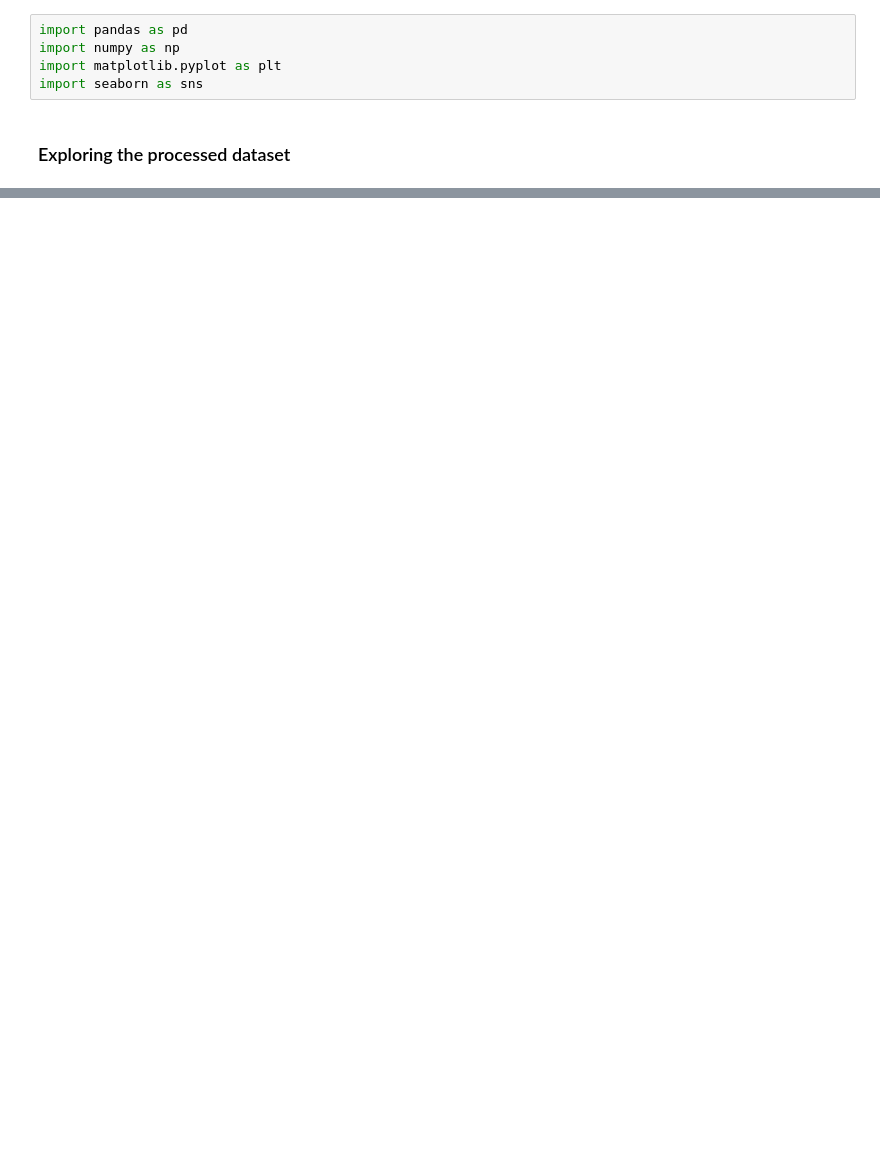
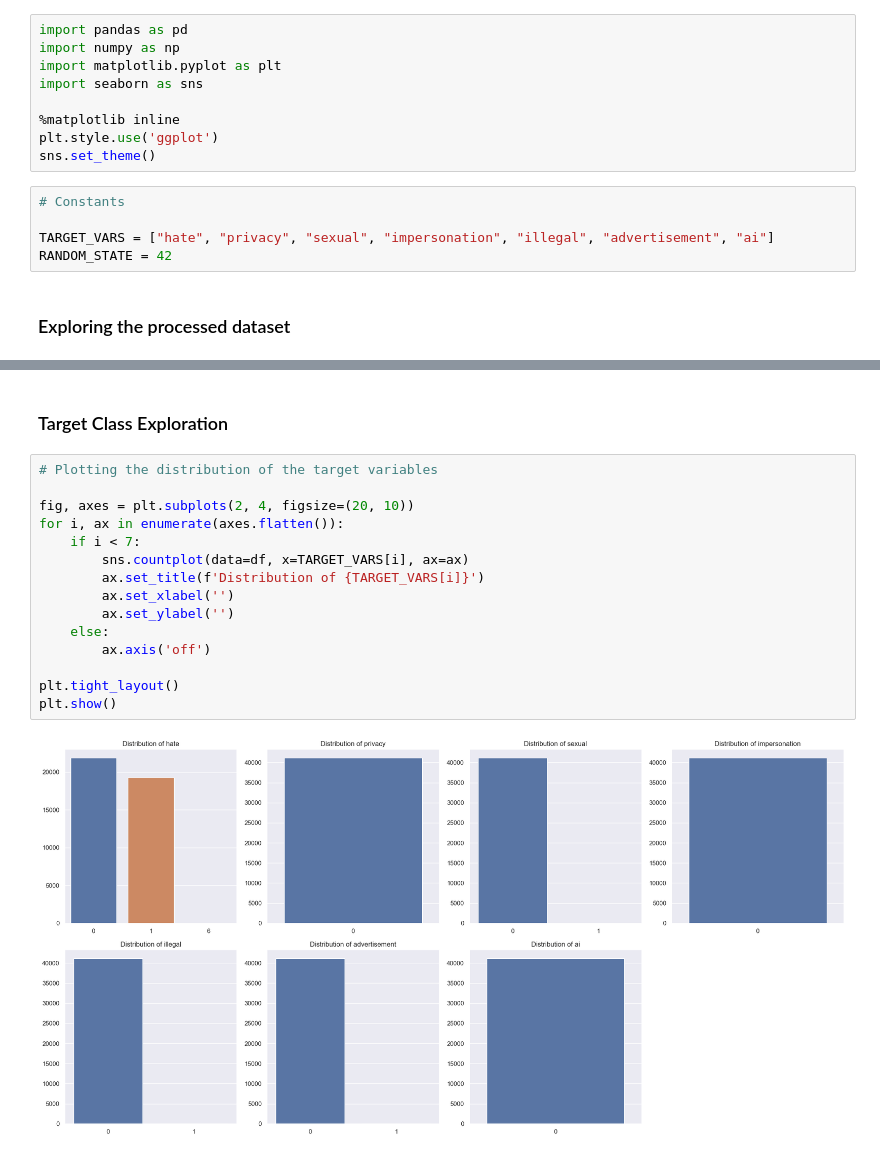
Before and after one commit to edologgerbird/PowerText, a Jupyter notebook: data_eda.ipynb, the cells around one changed output, grey strips where cells are left out. Drawn from its saved outputs; the diff is of its cells as text; blank space fills up the shorter version.

Commit message:
initial plots

```diff
--- a/data_eda.ipynb
+++ b/data_eda.ipynb
@@ -7,6 +7,15 @@ import pandas as pd
 import numpy as np
 import matplotlib.pyplot as plt
 import seaborn as sns
+
+%matplotlib inline
+plt.style.use('ggplot')
+sns.set_theme()
+# %%
+# Constants
+
+TARGET_VARS = ["hate", "privacy", "sexual", "impersonation", "illegal", "advertisement", "ai"]
+RANDOM_STATE = 42
 # %% [markdown]
 ### Exploring the processed dataset
 # %%
@@ -28,0 +38,19 @@ df
+# %% [markdown]
+### Target Class Exploration
+# %%
+# Plotting the distribution of the target variables
+
+fig, axes = plt.subplots(2, 4, figsize=(20, 10))
+for i, ax in enumerate(axes.flatten()):
+    if i < 7:
+        sns.countplot(data=df, x=TARGET_VARS[i], ax=ax)
+        ax.set_title(f'Distribution of {TARGET_VARS[i]}')
+        ax.set_xlabel('')
+        ax.set_ylabel('')
+    else:
+        ax.axis('off')
+
+plt.tight_layout()
+plt.show()
+# %% [output]
+[figure, added]
```
Also changed, not shown: parts of 1 cell of this notebook.
